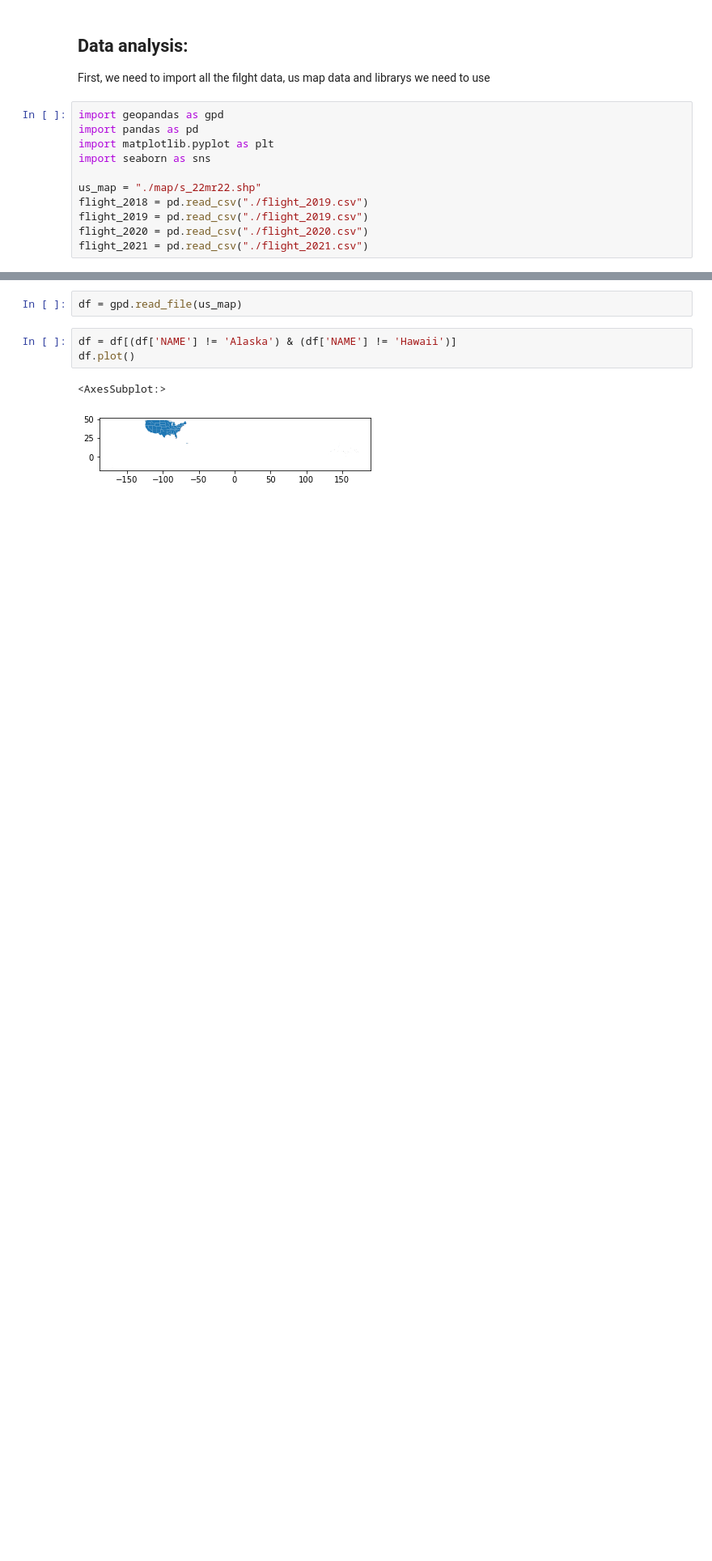
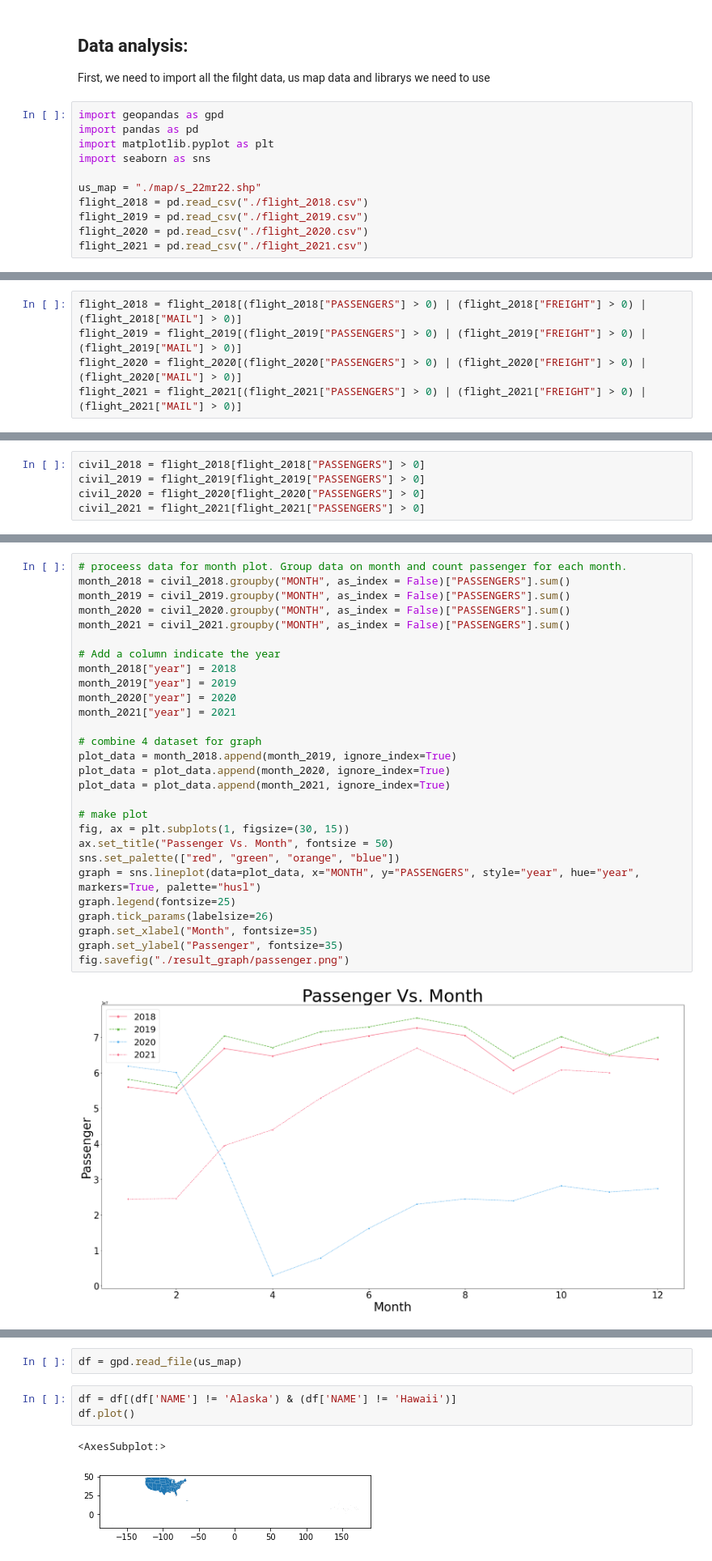
Before and after one commit to lxzhe718-1935368/Influence-Of-COVID-On-Our-Trip, a Jupyter notebook: final_project.ipynb, the cells around one changed output, grey strips where cells are left out. Shown: that part at 81% size. Drawn from its saved outputs; the diff is of its cells as text; blank space fills up the shorter version.

```diff
--- a/final_project.ipynb
+++ b/final_project.ipynb
@@ -34,7 +35,7 @@ import matplotlib.pyplot as plt
 import seaborn as sns
 
 us_map = "./map/s_22mr22.shp"
-flight_2018 = pd.read_csv("./flight_2019.csv")
+flight_2018 = pd.read_csv("./flight_2018.csv")
 flight_2019 = pd.read_csv("./flight_2019.csv")
 flight_2020 = pd.read_csv("./flight_2020.csv")
 flight_2021 = pd.read_csv("./flight_2021.csv")
@@ -76,0 +45,5 @@ month_data_2019 = flight_2019.groupby("")
+# %%
+flight_2018 = flight_2018[(flight_2018["PASSENGERS"] > 0) | (flight_2018["FREIGHT"] > 0) | (flight_2018["MAIL"] > 0)]
+flight_2019 = flight_2019[(flight_2019["PASSENGERS"] > 0) | (flight_2019["FREIGHT"] > 0) | (flight_2019["MAIL"] > 0)]
+flight_2020 = flight_2020[(flight_2020["PASSENGERS"] > 0) | (flight_2020["FREIGHT"] > 0) | (flight_2020["MAIL"] > 0)]
+flight_2021 = flight_2021[(flight_2021["PASSENGERS"] > 0) | (flight_2021["FREIGHT"] > 0) | (flight_2021["MAIL"] > 0)]
@@ -76,0 +54,5 @@ month_data_2019 = flight_2019.groupby("")
+# %%
+civil_2018 = flight_2018[flight_2018["PASSENGERS"] > 0]
+civil_2019 = flight_2019[flight_2019["PASSENGERS"] > 0]
+civil_2020 = flight_2020[flight_2020["PASSENGERS"] > 0]
+civil_2021 = flight_2021[flight_2021["PASSENGERS"] > 0]
@@ -76,0 +102,30 @@ month_data_2019 = flight_2019.groupby("")
+# %%
+# proceess data for month plot. Group data on month and count passenger for each month.
+month_2018 = civil_2018.groupby("MONTH", as_index = False)["PASSENGERS"].sum()
+month_2019 = civil_2019.groupby("MONTH", as_index = False)["PASSENGERS"].sum()
+month_2020 = civil_2020.groupby("MONTH", as_index = False)["PASSENGERS"].sum()
+month_2021 = civil_2021.groupby("MONTH", as_index = False)["PASSENGERS"].sum()
+
+# Add a column indicate the year
+month_2018["year"] = 2018
+month_2019["year"] = 2019
+month_2020["year"] = 2020
+month_2021["year"] = 2021
+
+# combine 4 dataset for graph
+plot_data = month_2018.append(month_2019, ignore_index=True)
+plot_data = plot_data.append(month_2020, ignore_index=True)
+plot_data = plot_data.append(month_2021, ignore_index=True)
+
+# make plot
+fig, ax = plt.subplots(1, figsize=(30, 15))
+ax.set_title("Passenger Vs. Month", fontsize = 50)
+sns.set_palette(["red", "green", "orange", "blue"])
+graph = sns.lineplot(data=plot_data, x="MONTH", y="PASSENGERS", style="year", hue="year", markers=True, palette="husl")
+graph.legend(fontsize=25)
+graph.tick_params(labelsize=26)
+graph.set_xlabel("Month", fontsize=35)
+graph.set_ylabel("Passenger", fontsize=35)
+fig.savefig("./result_graph/passenger.png")
+# %% [output]
+[figure, added]
```
Also changed, not shown: parts of 14 cells of this notebook, 2 other files.
